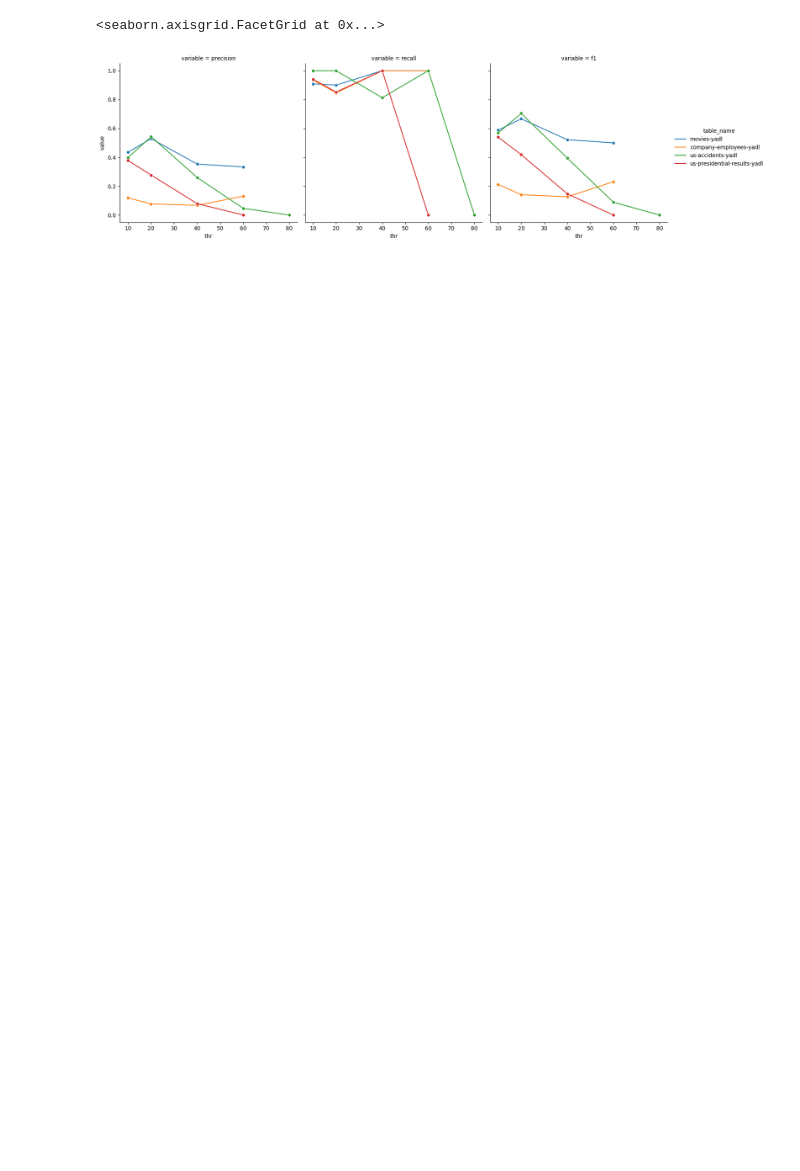
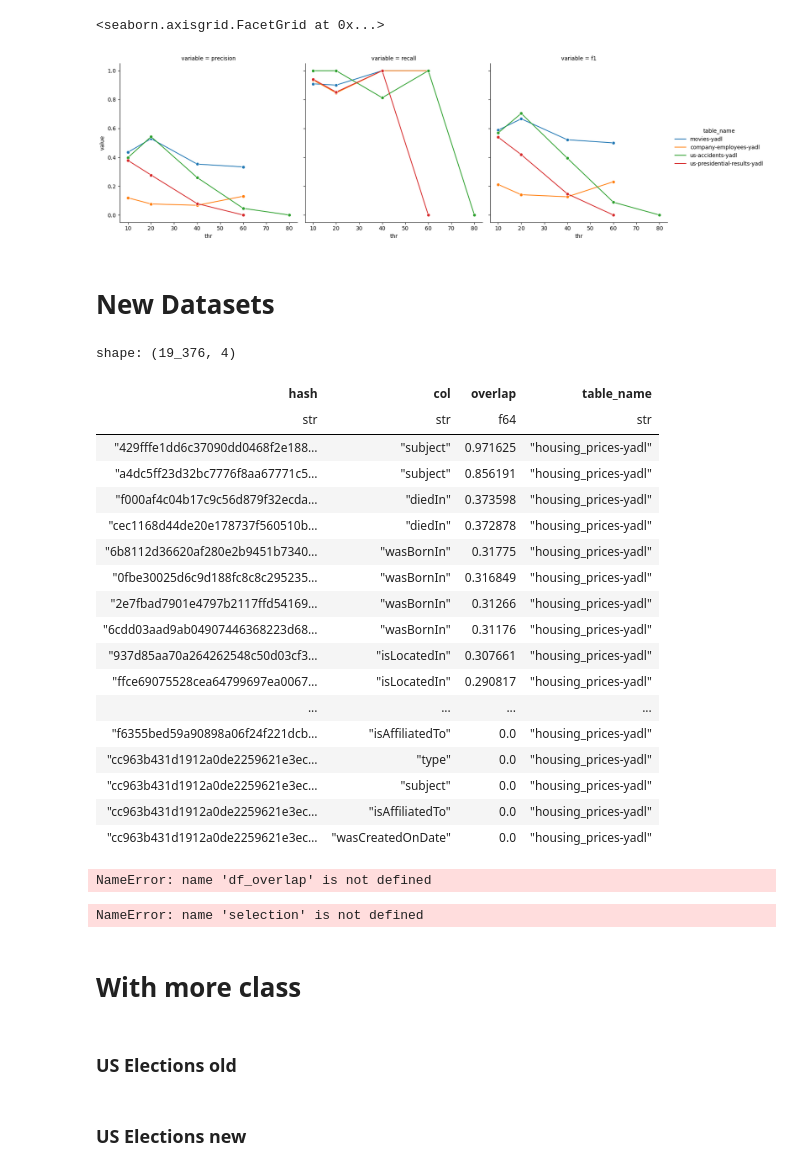
Before and after one commit to rcap107/retrieve-merge-predict, a Jupyter notebook: notebooks/Exact overlap.ipynb, the cells around one changed output. Saved outputs shown, nothing was run; the diff lists cells and outputs as text; code cells hidden in the pictures; blank space fills up the shorter version.

```diff
--- a/notebooks/Exact overlap.ipynb
+++ b/notebooks/Exact overlap.ipynb
@@ -327,3 +327,5 @@ sns.relplot(data=_df.to_pandas(), col="variable", x="thr", y="value", kind="line
 # %% [output]
 <seaborn.axisgrid.FacetGrid at 0x...>
 [figure]
+# %% [markdown]
+# New Datasets
@@ -329,0 +365,32 @@ sns.relplot(data=_df.to_pandas(), col="variable", x="thr", y="value", kind="line
+# %%
+df_exact.sort(["overlap"], descending=True).filter(pl.col("table_name") == "housing_prices-yadl")
+# %% [output]
+shape: (19_376, 4)
+| hash | col | overlap | table_name |
+| str | str | f64 | str |
+| "429fffe1dd6c37090dd0468f2e188… | "subject" | 0.971625 | "housing_prices-yadl" |
+| "a4dc5ff23d32bc7776f8aa67771c5… | "subject" | 0.856191 | "housing_prices-yadl" |
+| "f000af4c04b17c9c56d879f32ecda… | "diedIn" | 0.373598 | "housing_prices-yadl" |
+| "cec1168d44de20e178737f560510b… | "diedIn" | 0.372878 | "housing_prices-yadl" |
+| "6b8112d36620af280e2b9451b7340… | "wasBornIn" | 0.31775 | "housing_prices-yadl" |
+| "0fbe30025d6c9d188fc8c8c295235… | "wasBornIn" | 0.316849 | "housing_prices-yadl" |
+| "2e7fbad7901e4797b2117ffd54169… | "wasBornIn" | 0.31266 | "housing_prices-yadl" |
+| "6cdd03aad9ab04907446368223d68… | "wasBornIn" | 0.31176 | "housing_prices-yadl" |
+| "937d85aa70a264262548c50d03cf3… | "isLocatedIn" | 0.307661 | "housing_prices-yadl" |
+| "ffce69075528cea64799697ea0067… | "isLocatedIn" | 0.290817 | "housing_prices-yadl" |
+| ... | ... | ... | ... |
+| "f6355bed59a90898a06f24f221dcb… | "isAffiliatedTo" | 0.0 | "housing_prices-yadl" |
+| "cc963b431d1912a0de2259621e3ec… | "type" | 0.0 | "housing_prices-yadl" |
+| "cc963b431d1912a0de2259621e3ec… | "subject" | 0.0 | "housing_prices-yadl" |
+| "cc963b431d1912a0de2259621e3ec… | "isAffiliatedTo" | 0.0 | "housing_prices-yadl" |
+| "cc963b431d1912a0de2259621e3ec… | "wasCreatedOnDate" | 0.0 | "housing_prices-yadl" |
+# %%
+selection=df_overlap.sort("overlap", descending=True).top_k(50, by="overlap").rows()
+# %% [output]
+NameError: name 'df_overlap' is not defined
+# %%
+selection
+# %% [output]
+NameError: name 'selection' is not defined
+# %% [markdown]
+# With more class
@@ -329,0 +399,2 @@ sns.relplot(data=_df.to_pandas(), col="variable", x="thr", y="value", kind="line
+# %% [markdown]
+### US Elections old
@@ -329,0 +412,2 @@ sns.relplot(data=_df.to_pandas(), col="variable", x="thr", y="value", kind="line
+# %% [markdown]
+### US Elections new
```
Also changed, not shown: parts of 12 cells of this notebook, 1 other file.
